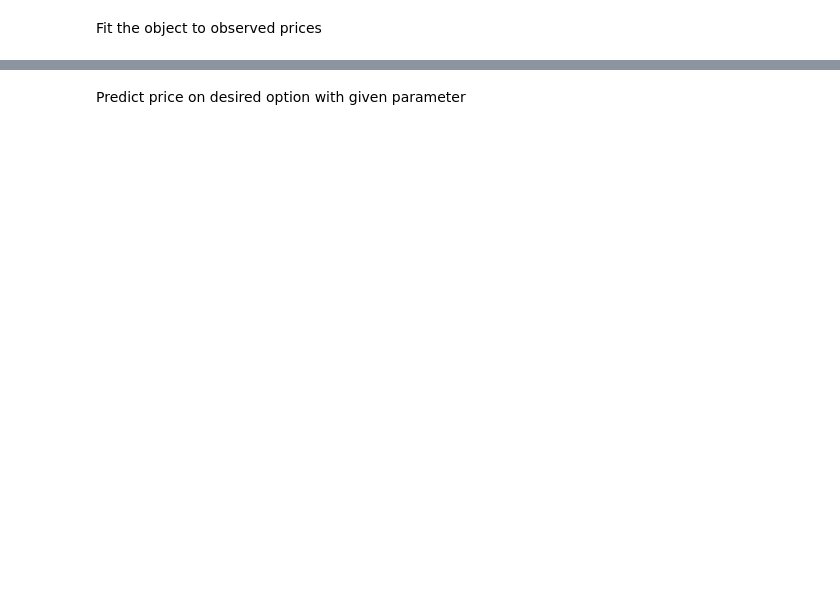
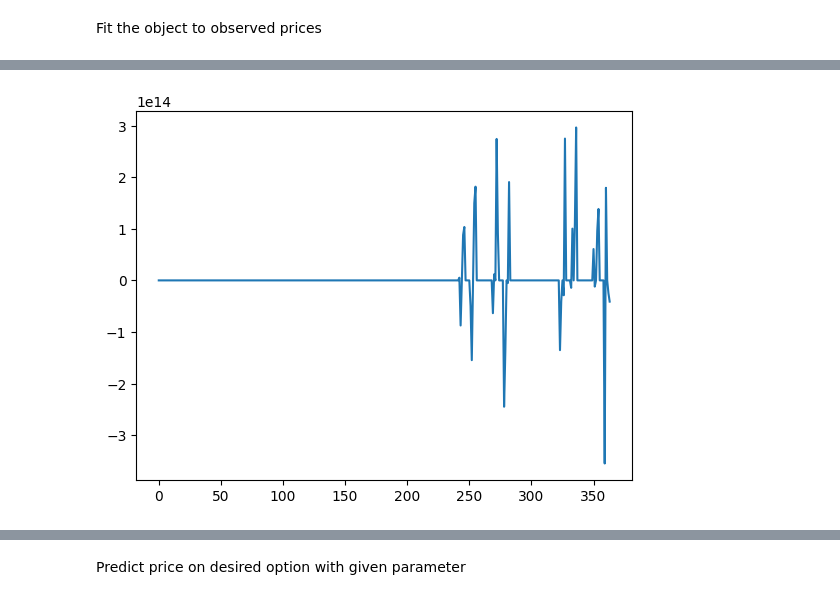
Before and after one commit to christopher-dybdahl/rough-path-signatures-pricing, a Jupyter notebook: notebooks/simulation.ipynb, the cells around one changed output, grey strips where cells are left out. Cells and saved outputs as stored; diff of their text form; code cells hidden in the pictures; blank space fills up the shorter version.

```diff
--- a/notebooks/simulation.ipynb
+++ b/notebooks/simulation.ipynb
@@ -48,0 +231,6 @@ gbm_signature_pricer.fit(PRICE, STRIKES, n_paths=N_PATHS)
+# %%
+plt.figure()
+plt.plot(gbm_signature_pricer.implied_expected_signature_)
+plt.show()
+# %% [output]
+[figure, added]
```
Also changed, not shown: parts of 32 cells of this notebook, 4 other files.
